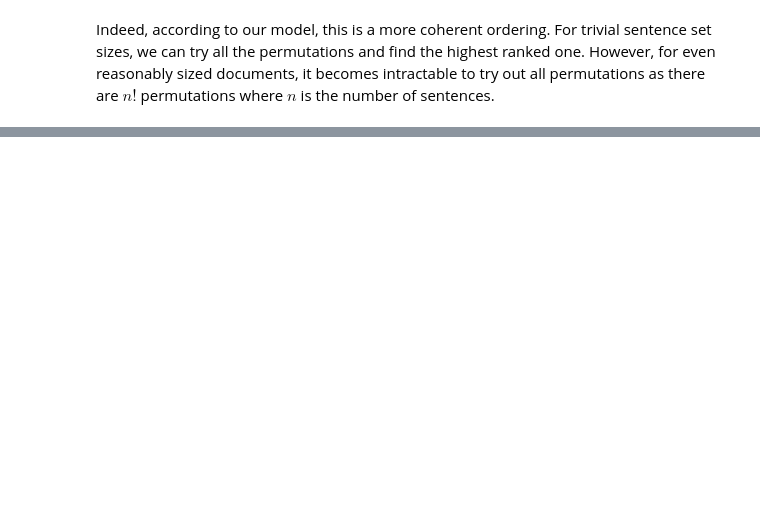
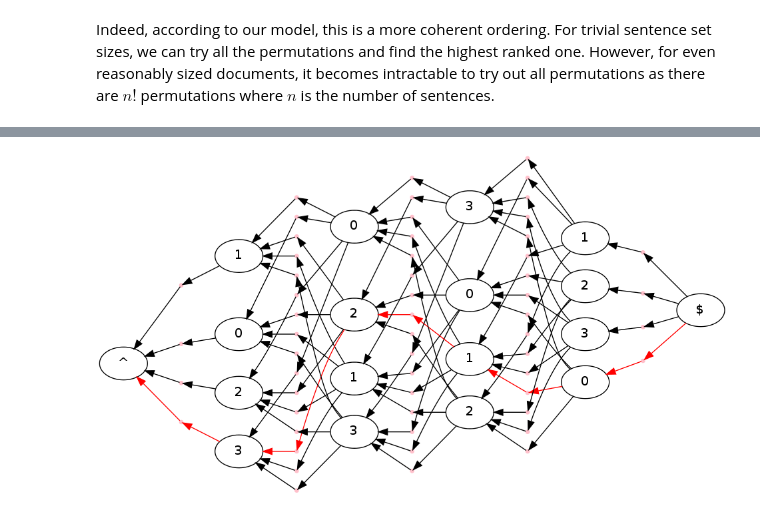
Before and after one commit to kedz/discourse, a Jupyter notebook: notebooks/discourse.ipynb, the cells around one changed output, grey strips where cells are left out. Saved outputs shown, nothing was run; the diff lists cells and outputs as text; code cells hidden in the pictures; blank space fills up the shorter version.

```diff
--- a/notebooks/discourse.ipynb
+++ b/notebooks/discourse.ipynb
@@ -210,0 +257,5 @@ display.to_ipython(hypergraph, format)
+# %%
+format = CoherenceFormat(hypergraph, [lpath])
+format.to_ipython()
+# %% [output]
+[figure, added]
```
Also changed, not shown: parts of 17 cells of this notebook.
